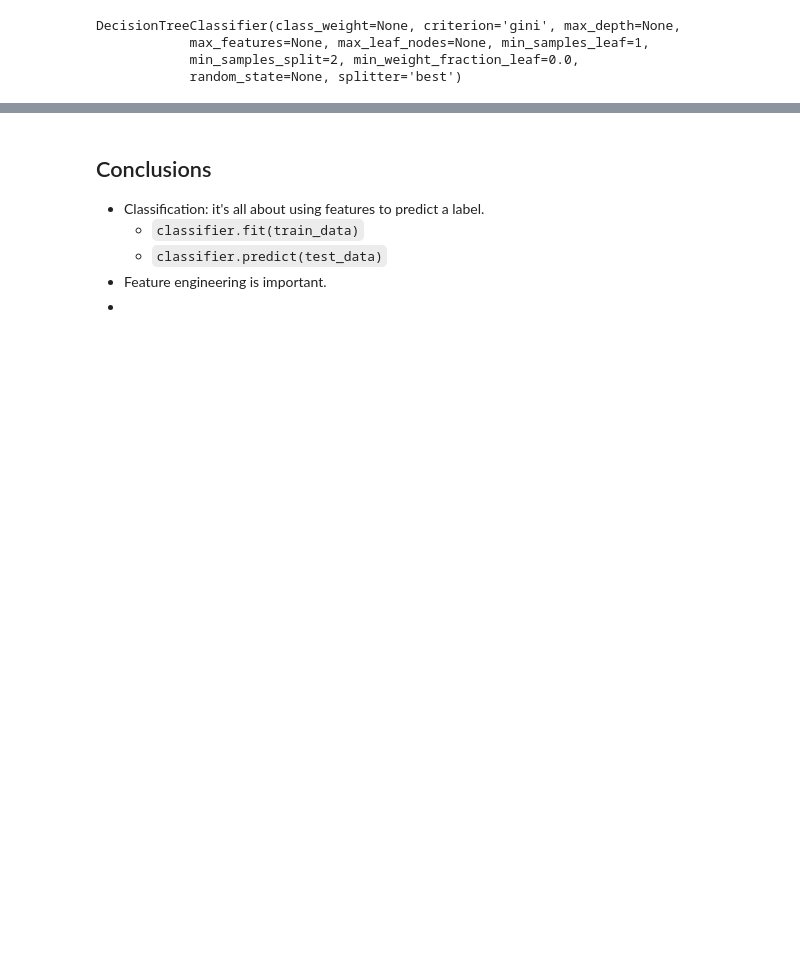
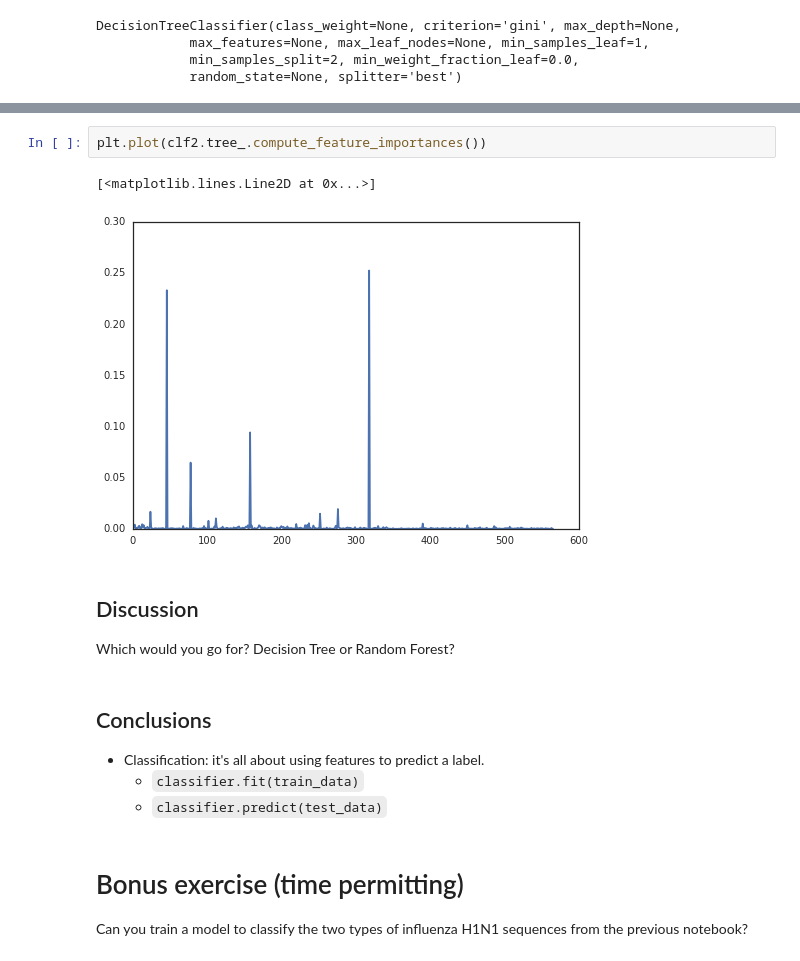
Before and after one commit to ericmjl/scikit-learn-tutorial, a Jupyter notebook: 03 Classification.ipynb, the cells around one changed output, grey strips where cells are left out. Saved outputs shown, nothing was run; the diff lists cells and outputs as text; blank space fills up the shorter version.

```diff
--- a/03 Classification.ipynb
+++ b/03 Classification.ipynb
@@ -238,8 +245,19 @@ array([[0, 0, 0, ..., 0, 0, 0],
+# %%
+plt.plot(clf2.tree_.compute_feature_importances())
+# %% [output]
+[<matplotlib.lines.Line2D at 0x...>]
+[figure, added]
+# %% [markdown]
+## Discussion
+
+Which would you go for? Decision Tree or Random Forest?
 # %% [markdown]
 ## Conclusions
 
 - Classification: it's all about using features to predict a label.
     - `classifier.fit(train_data)`
     - `classifier.predict(test_data)`
-- Feature engineering is important.
--
+# %% [markdown]
+# Bonus exercise (time permitting)
+
+Can you train a model to classify the two types of influenza H1N1 sequences from the previous notebook?
```
Also changed, not shown: parts of 9 cells of this notebook.
